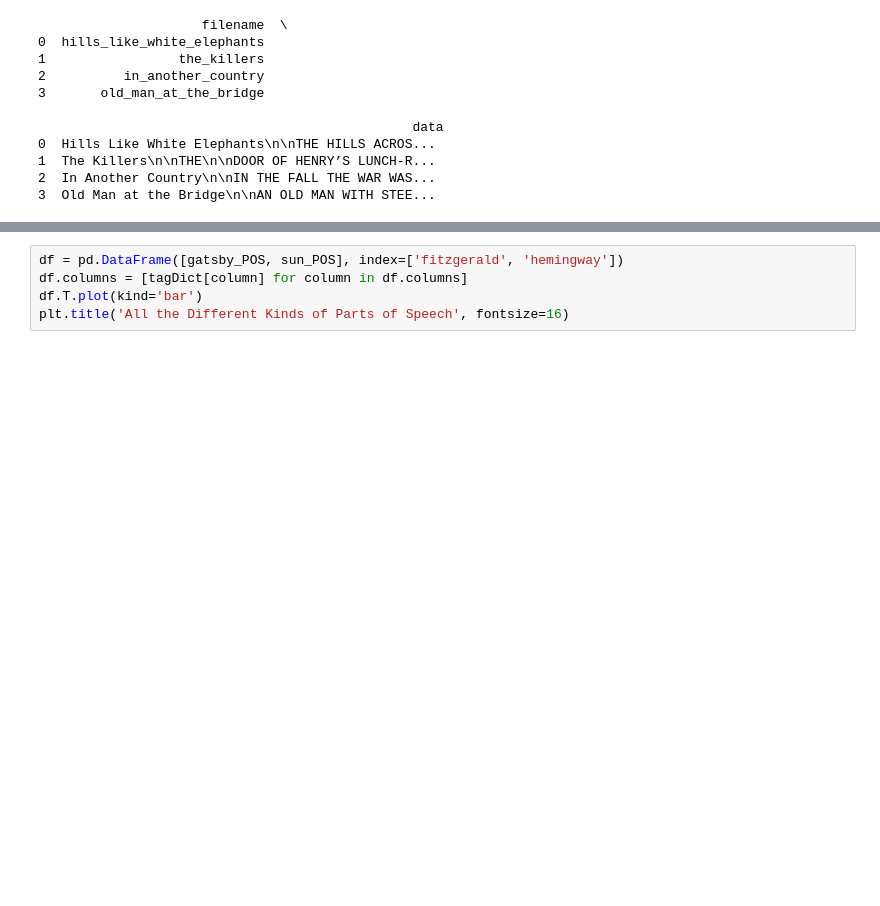
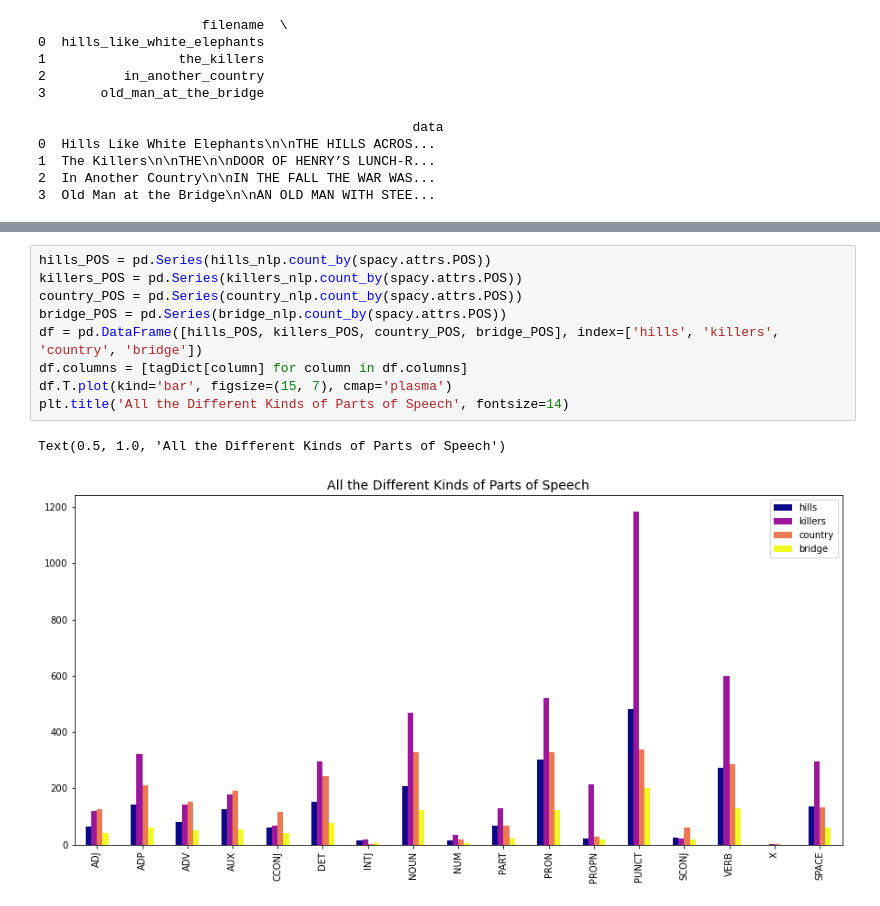
Before and after one commit to kspicer80/fitzgerald_hemingway, a Jupyter notebook: williams_favorite_stories_analysis.ipynb, the cells around one changed output, grey strips where cells are left out. Drawn from its saved outputs; the diff is of its cells as text; blank space fills up the shorter version.

```diff
--- a/williams_favorite_stories_analysis.ipynb
+++ b/williams_favorite_stories_analysis.ipynb
@@ -94,5 +118,12 @@ plt.title('All the Different Kinds of Parts of Speech', fontsize=16)
 # %%
-df = pd.DataFrame([gatsby_POS, sun_POS], index=['fitzgerald', 'hemingway'])
+hills_POS = pd.Series(hills_nlp.count_by(spacy.attrs.POS))
+killers_POS = pd.Series(killers_nlp.count_by(spacy.attrs.POS))
+country_POS = pd.Series(country_nlp.count_by(spacy.attrs.POS))
+bridge_POS = pd.Series(bridge_nlp.count_by(spacy.attrs.POS))
+df = pd.DataFrame([hills_POS, killers_POS, country_POS, bridge_POS], index=['hills', 'killers', 'country', 'bridge'])
 df.columns = [tagDict[column] for column in df.columns]
-df.T.plot(kind='bar')
-plt.title('All the Different Kinds of Parts of Speech', fontsize=16)
+df.T.plot(kind='bar', figsize=(15, 7), cmap='plasma')
+plt.title('All the Different Kinds of Parts of Speech', fontsize=14)
+# %% [output]
+Text(0.5, 1.0, 'All the Different Kinds of Parts of Speech')
+[figure, added]
```
Also changed, not shown: parts of 18 cells of this notebook.
